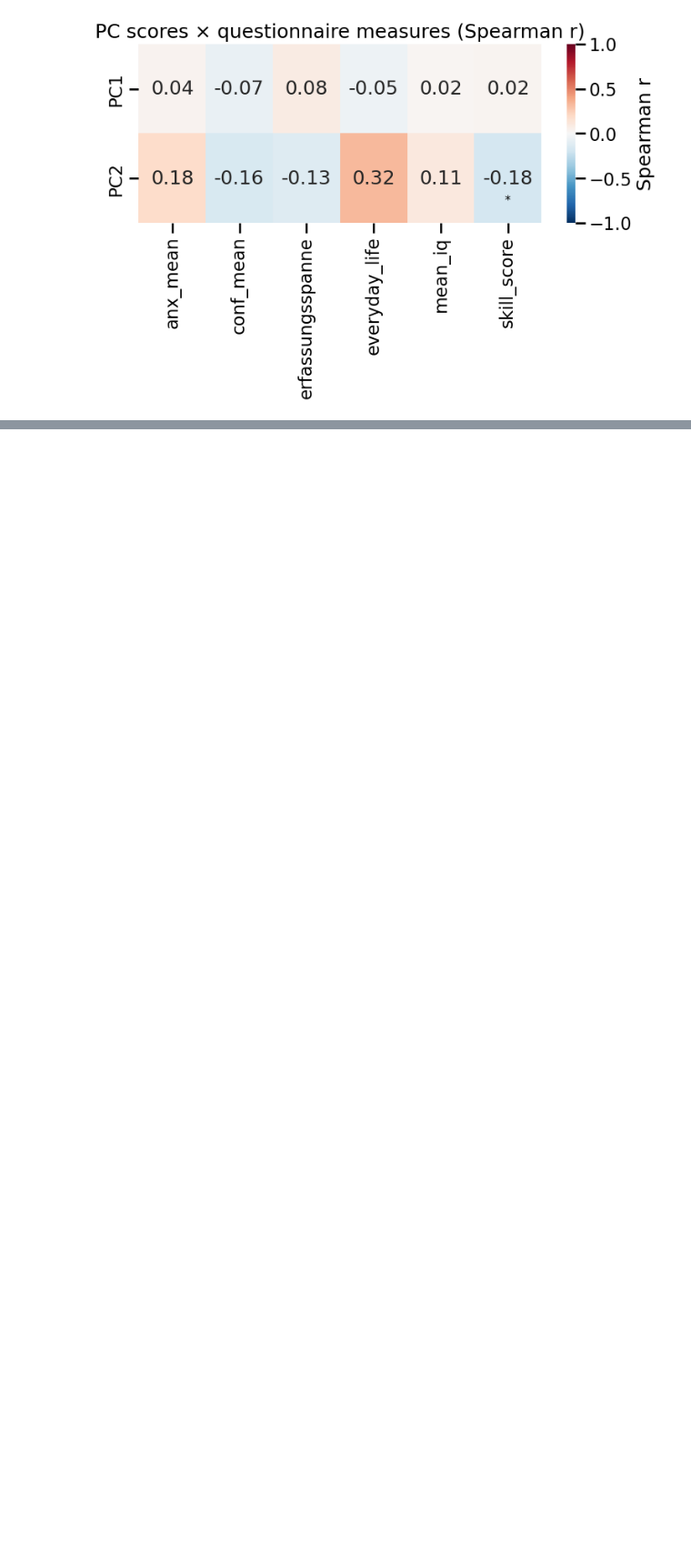
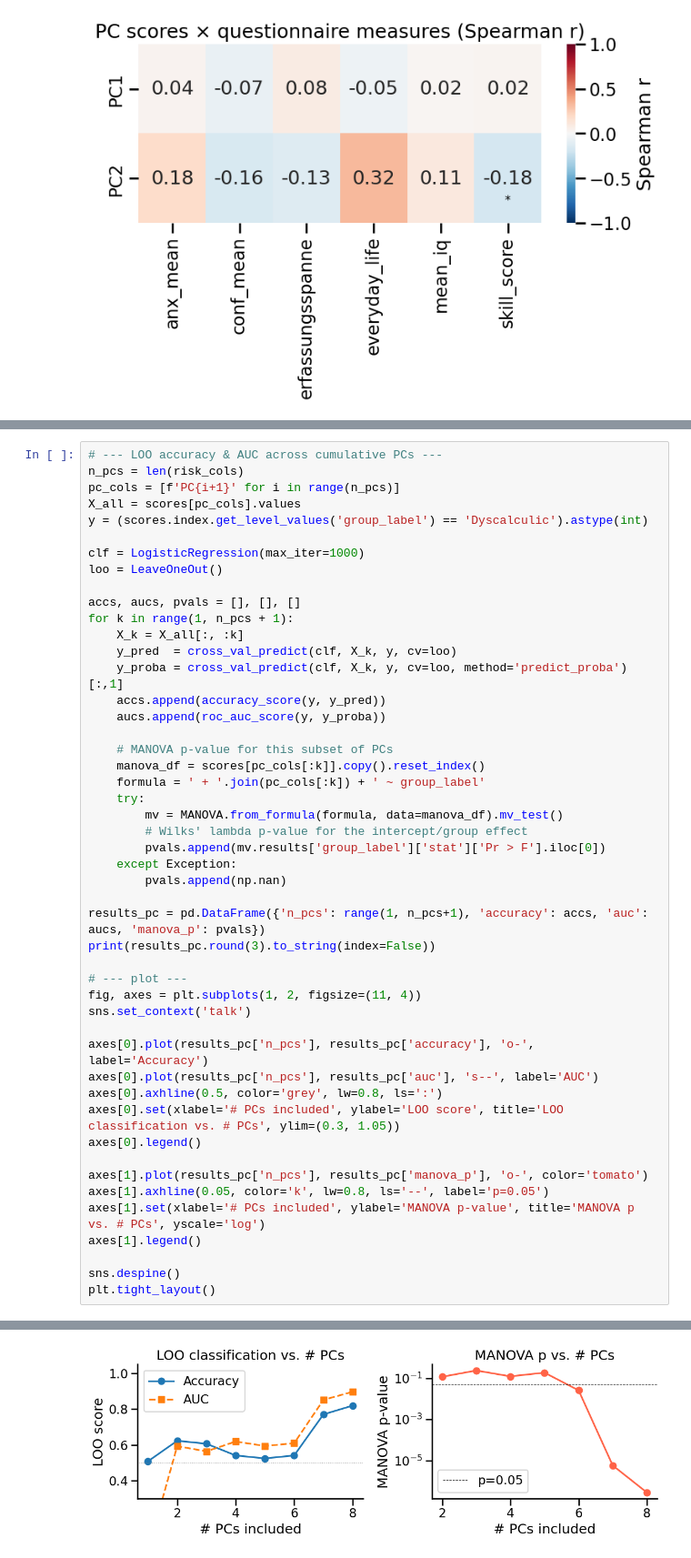
Before and after one commit to mrenke/numrisk, a Jupyter notebook: numrisk/visualize&plots&stats/paper_riskDD_04_corrBehavMeasures.ipynb, the cells around one changed output, grey strips where cells are left out. Shown at 91% size. Drawn from its saved outputs; the diff is of its cells as text; blank space fills up the shorter version.

```diff
--- a/numrisk/visualize&plots&stats/paper_riskDD_04_corrBehavMeasures.ipynb
+++ b/numrisk/visualize&plots&stats/paper_riskDD_04_corrBehavMeasures.ipynb
@@ -220,0 +312,49 @@ plt.tight_layout()
+# %%
+# --- LOO accuracy & AUC across cumulative PCs ---
+n_pcs = len(risk_cols)
+pc_cols = [f'PC{i+1}' for i in range(n_pcs)]
+X_all = scores[pc_cols].values
+y = (scores.index.get_level_values('group_label') == 'Dyscalculic').astype(int)
+
+clf = LogisticRegression(max_iter=1000)
+loo = LeaveOneOut()
+
+accs, aucs, pvals = [], [], []
+for k in range(1, n_pcs + 1):
+    X_k = X_all[:, :k]
+    y_pred  = cross_val_predict(clf, X_k, y, cv=loo)
+    y_proba = cross_val_predict(clf, X_k, y, cv=loo, method='predict_proba')[:,1]
+    accs.append(accuracy_score(y, y_pred))
+    aucs.append(roc_auc_score(y, y_proba))
+
+    # MANOVA p-value for this subset of PCs
+    manova_df = scores[pc_cols[:k]].copy().reset_index()
+    formula = ' + '.join(pc_cols[:k]) + ' ~ group_label'
+    try:
+        mv = MANOVA.from_formula(formula, data=manova_df).mv_test()
+        # Wilks' lambda p-value for the intercept/group effect
+        pvals.append(mv.results['group_label']['stat']['Pr > F'].iloc[0])
+    except Exception:
+        pvals.append(np.nan)
+
+results_pc = pd.DataFrame({'n_pcs': range(1, n_pcs+1), 'accuracy': accs, 'auc': aucs, 'manova_p': pvals})
+print(results_pc.round(3).to_string(index=False))
+
+# --- plot ---
+fig, axes = plt.subplots(1, 2, figsize=(11, 4))
+sns.set_context('talk')
+
+axes[0].plot(results_pc['n_pcs'], results_pc['accuracy'], 'o-', label='Accuracy')
+axes[0].plot(results_pc['n_pcs'], results_pc['auc'], 's--', label='AUC')
+axes[0].axhline(0.5, color='grey', lw=0.8, ls=':')
+axes[0].set(xlabel='# PCs included', ylabel='LOO score', title='LOO classification vs. # PCs', ylim=(0.3, 1.05))
+axes[0].legend()
+
+axes[1].plot(results_pc['n_pcs'], results_pc['manova_p'], 'o-', color='tomato')
+axes[1].axhline(0.05, color='k', lw=0.8, ls='--', label='p=0.05')
+axes[1].set(xlabel='# PCs included', ylabel='MANOVA p-value', title='MANOVA p vs. # PCs', yscale='log')
+axes[1].legend()
+
+sns.despine()
+plt.tight_layout()
+# %% [output]
@@ -220,0 +370 @@ plt.tight_layout()
+[figure, added]
```
Also changed, not shown: parts of 7 cells of this notebook.
